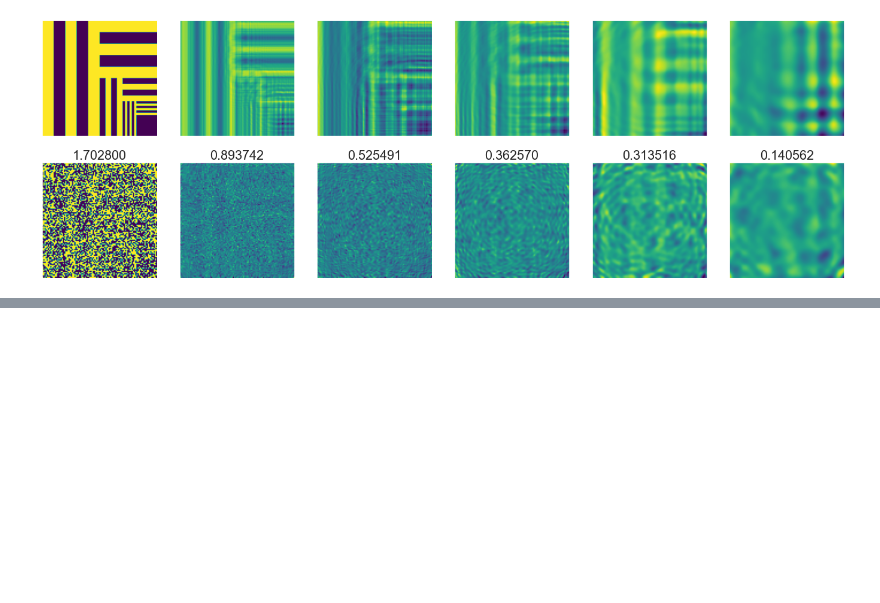
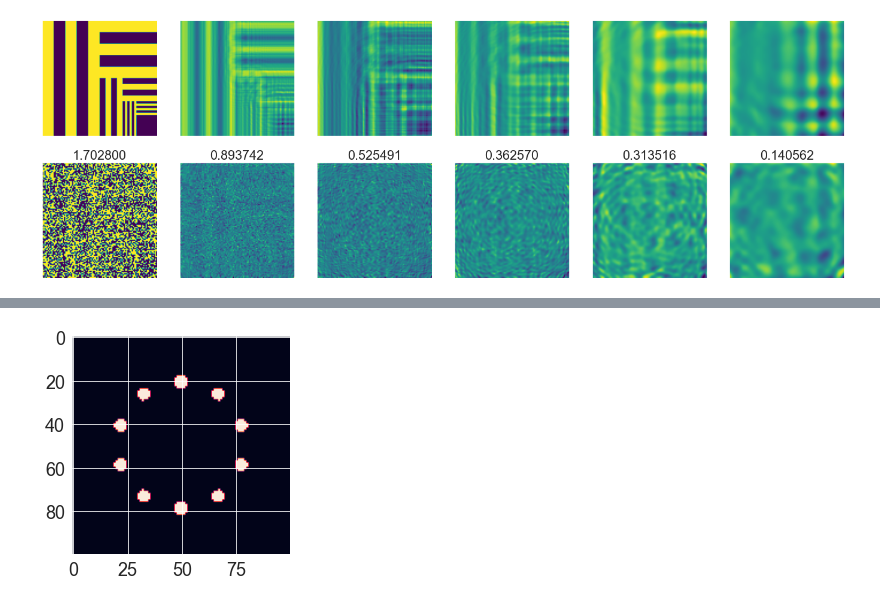
Before and after one commit to fftakumi/MOD2NN, a Jupyter notebook: Faraday/two_dim/test.ipynb, the cells around one changed output, grey strips where cells are left out. Saved outputs shown, nothing was run; the diff lists cells and outputs as text; code cells hidden in the pictures; blank space fills up the shorter version.

```diff
--- a/Faraday/two_dim/test.ipynb
+++ b/Faraday/two_dim/test.ipynb
@@ -191,0 +190,4 @@ plt.colorbar()
+# %%
+CircleOnCircumferenceDetector.plot((100, 100), 29, 3, 10)
+# %% [output]
+[figure, added]
```
Also changed, not shown: parts of 4 cells of this notebook, 3 other files.
